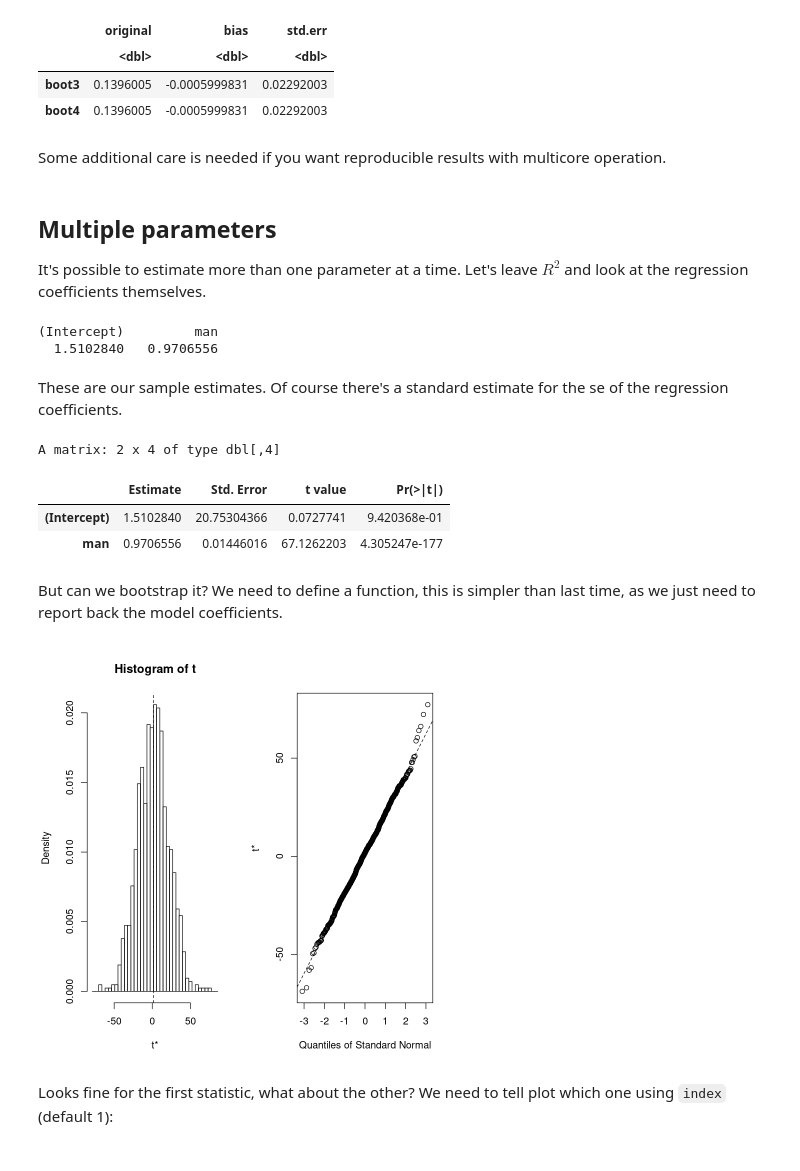
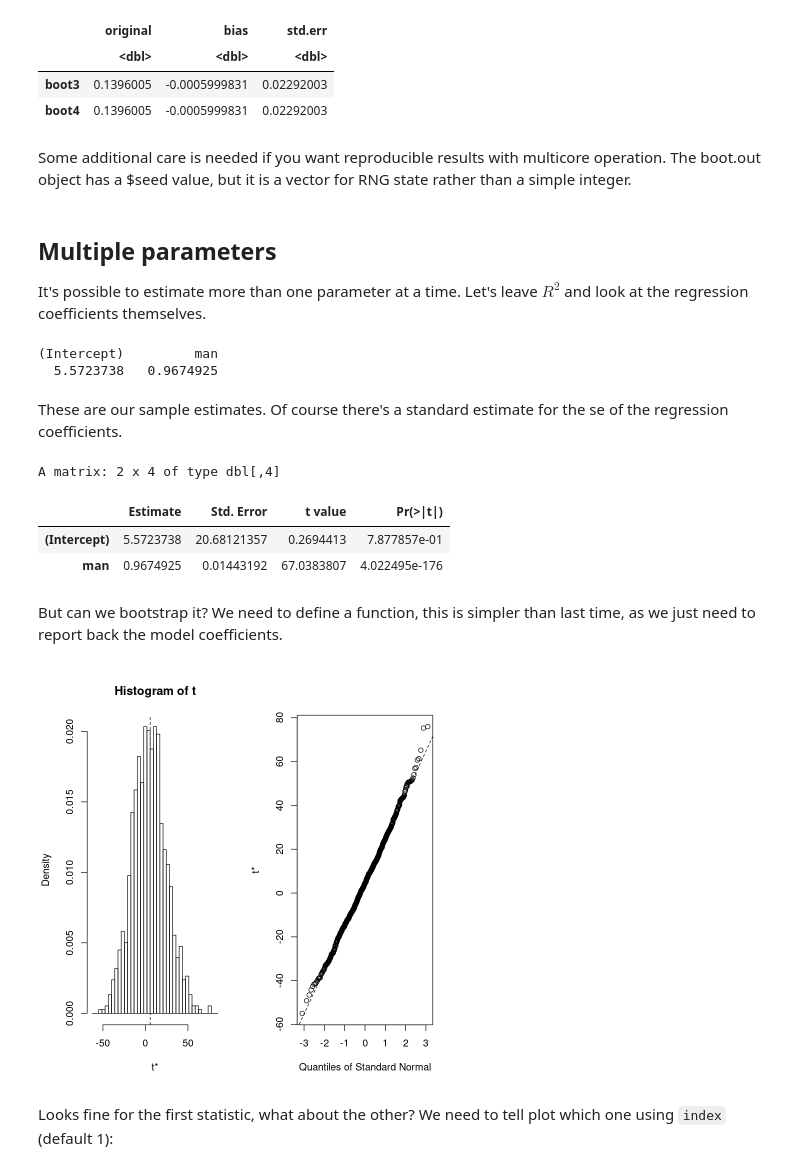
Before and after one commit to imalone/bootstrap-demo, a Jupyter notebook: bootstrap-demo.ipynb, the cells around one changed output. Saved outputs shown, nothing was run; the diff lists cells and outputs as text; code cells hidden in the pictures.

Commit message:
Slight reordering of first statistic example for better flow, confirm Stata p-values Normal-based, use cleaned data for intercept and slope example, add Jack-after-boot plots in bonus material

```diff
--- a/bootstrap-demo.ipynb
+++ b/bootstrap-demo.ipynb
@@ -396,37 +397,37 @@ A df[,3]: 2 x 3
 | boot3 | 0.1396005 | -0.0005999831 | 0.02292003 |
 | boot4 | 0.1396005 | -0.0005999831 | 0.02292003 |
 # %% [markdown]
-Some additional care is needed if you want reproducible results with multicore operation.
+Some additional care is needed if you want reproducible results with multicore operation. The boot.out object has a \$seed value, but it is a vector for RNG state rather than a simple integer.
 # %% [markdown]
 ## Multiple parameters
 
 It's possible to estimate more than one parameter at a time. Let's leave $R^2$ and look at the regression coefficients themselves.
-# %%
-model.mwc$coefficients
-# %% [output]
-(Intercept)         man
-  1.5102840   0.9706556
+# %%
+model.mwc.clean<-lm(spm12_mwc~man, mycleandata)
+model.mwc.clean$coefficients
+# %% [output]
+(Intercept)         man
+  5.5723738   0.9674925
 # %% [markdown]
 These are our sample estimates. Of course there's a standard estimate for the se of the regression coefficients.
 # %%
-summary(model.mwc)$coefficients
+summary(model.mwc.clean)$coefficients
 # %% [output]
 A matrix: 2 x 4 of type dbl[,4]
 |  | Estimate | Std. Error | t value | Pr(>|t|) |
-| (Intercept) | 1.5102840 | 20.75304366 | 0.0727741 | 9.420368e-01 |
-| man | 0.9706556 | 0.01446016 | 67.1262203 | 4.305247e-177 |
+| (Intercept) | 5.5723738 | 20.68121357 | 0.2694413 | 7.877857e-01 |
+| man | 0.9674925 | 0.01443192 | 67.0383807 | 4.022495e-176 |
 # %% [markdown]
 But can we bootstrap it? We need to define a function, this is simpler than last time, as we just need to report back the model coefficients.
 # %%
 regressCoeffs <- function(thisdata,set){
     thismodel <- lm(spm12_mwc ~ man, thisdata[set,])
     thismodel$coefficients
 }
-# model.mwc was done without the fs5 outliers removed, so let's stick with that
-regress.boot <- boot(mydata, regressCoeffs, 1000)
-plot(regress.boot)
+regresslm.boot <- boot(mycleandata, regressCoeffs, 1000)
+plot(regresslm.boot)
 # %% [output]
-[figure, old version]
+[figure, new version]
 # %% [markdown]
 Looks fine for the first statistic, what about the other? We need to tell plot which one using `index` (default 1):
 # %%
```
Also changed, not shown: parts of 45 cells of this notebook.
